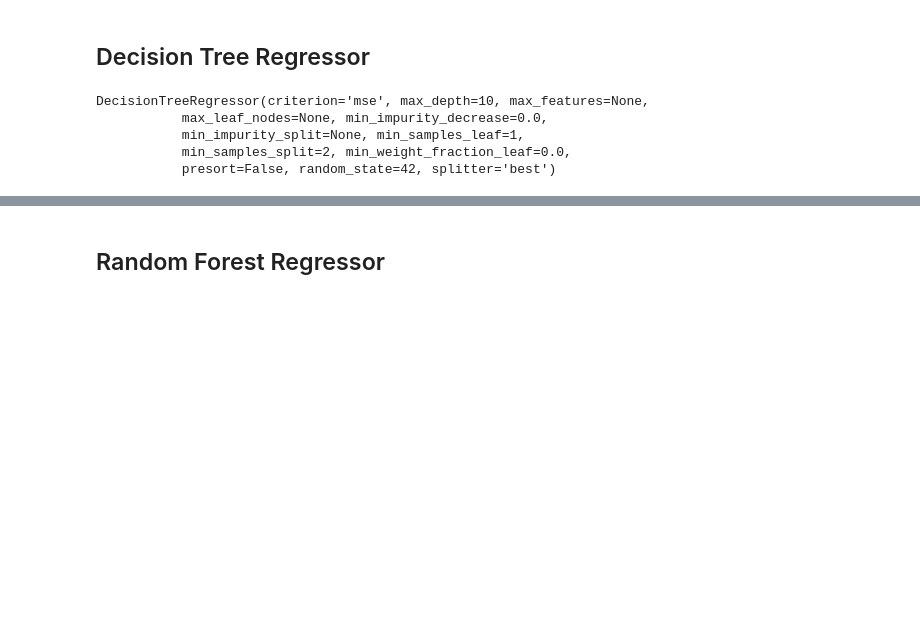
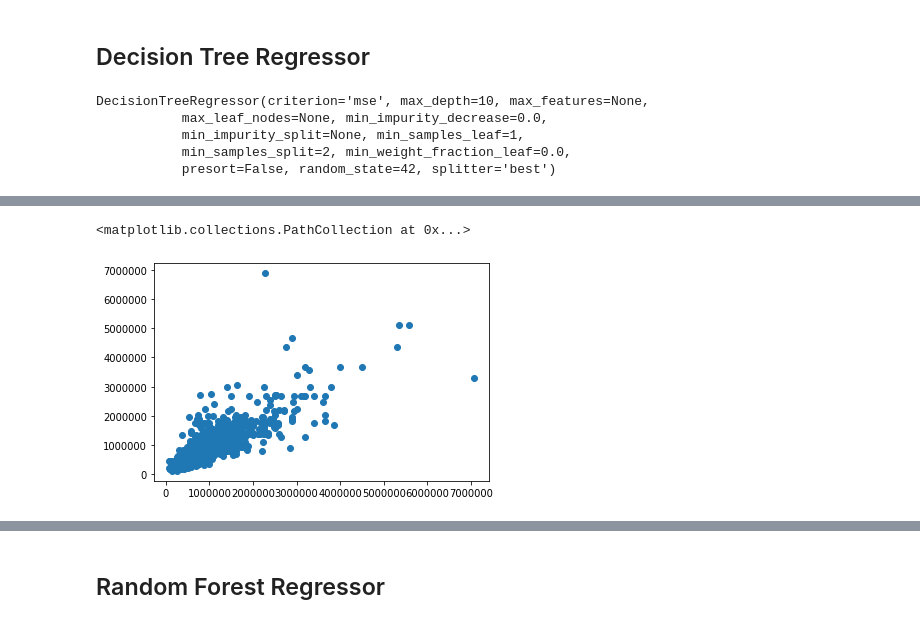
Before and after one commit to Nikitha-nsu/LinearModel_Houseprice, a Jupyter notebook: King_County.ipynb, the cells around one changed output, grey strips where cells are left out. Cells and saved outputs as stored; diff of their text form; code cells hidden in the pictures; blank space fills up the shorter version.

```diff
--- a/King_County.ipynb
+++ b/King_County.ipynb
@@ -183,3 +296,5 @@ model_score
 # %%
 #Model prediction
 dtree_pred = model.predict(X_test)
+dtree2= sc_y.inverse_transform(dtree_pred)
+dtree2
@@ -185,0 +304,3 @@ dtree_pred = model.predict(X_test)
+# %%
+dtree2=dtree2.reshape(len(dtree2),1)
+dtree2
@@ -185,0 +315,5 @@ dtree_pred = model.predict(X_test)
+# %%
+plt.scatter(y_test,dtree2)
+# %% [output]
+<matplotlib.collections.PathCollection at 0x...>
+[figure, added]
```
Also changed, not shown: parts of 50 cells of this notebook.
